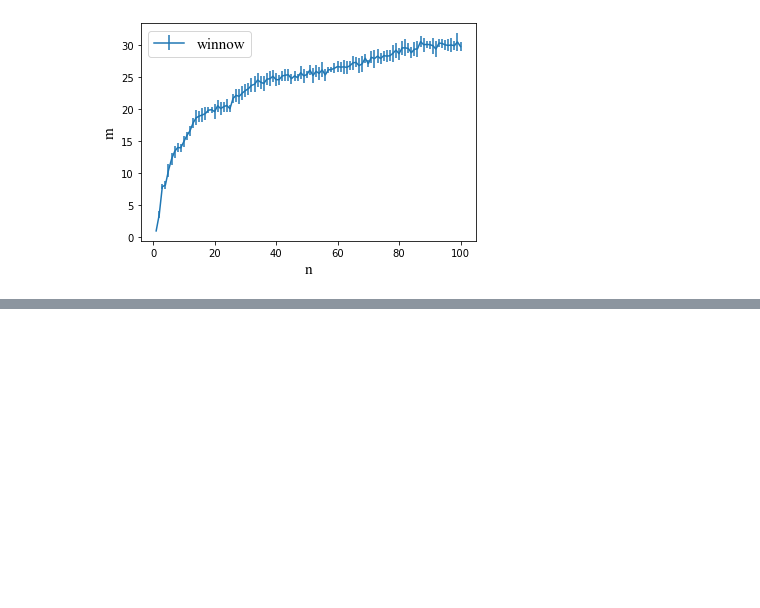
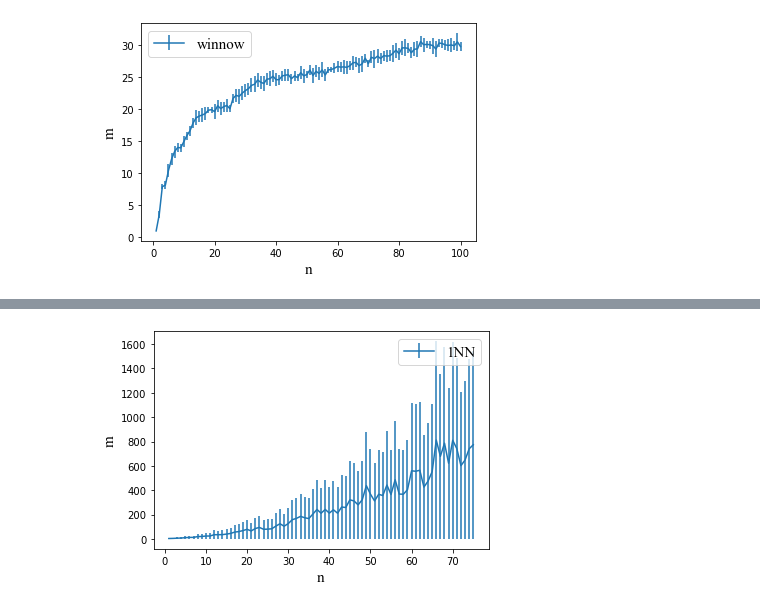
Before and after one commit to Hy23333/Islington-0078-Ass2, a Jupyter notebook: COMP0078 Asst2 Q2-Copy1.ipynb, the cells around one changed output, grey strips where cells are left out. Drawn from its saved outputs; the diff is of its cells as text; code cells hidden in the pictures; blank space fills up the shorter version.

```diff
--- a/COMP0078 Asst2 Q2-Copy1.ipynb
+++ b/COMP0078 Asst2 Q2-Copy1.ipynb
@@ -410,3 +405,12 @@ font2 = {'family' : 'Times New Roman',
+# %%
+plt.errorbar(np.arange(1, 76), M_mean_1NN, M_mean_1NN,   label = "1NN")
+plt.legend(prop = font1)
+plt.xlabel('n',font2)
+plt.ylabel('m',font2)
+plt.savefig('1NN_75_10.png')
+plt.show()
+# %% [output]
+[figure, added]
 # %%
 # %%time
 # M_mean_list, M_std_list = long_long_long_computation(100, 500)
```
Also changed, not shown: parts of 10 cells of this notebook.
